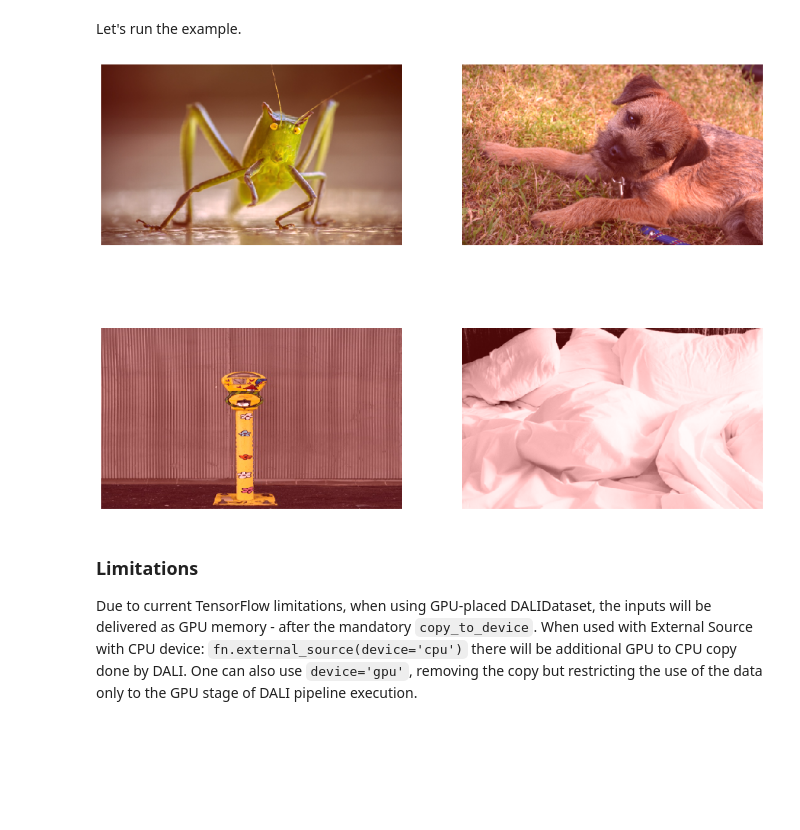
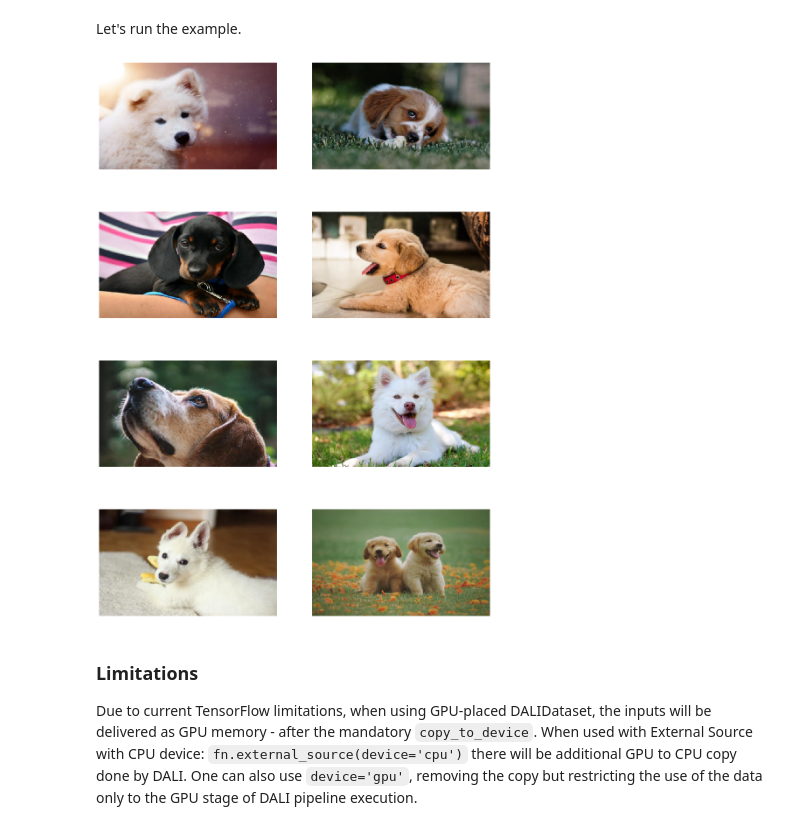
Before and after one commit to klecki/DALI, a Jupyter notebook: docs/examples/frameworks/tensorflow/tensorflow-dataset-inputs.ipynb, the cells around one changed output. Saved outputs shown, nothing was run; the diff lists cells and outputs as text; code cells hidden in the pictures; blank space fills up the shorter version.

```diff
--- a/docs/examples/frameworks/tensorflow/tensorflow-dataset-inputs.ipynb
+++ b/docs/examples/frameworks/tensorflow/tensorflow-dataset-inputs.ipynb
@@ -276,0 +275,20 @@ Additionaly, we set `batch=False` in the second External Source, as the generato
+# %%
+class ExternalInputCallable:
+    def __init__(self, batch_size):
+        self.images_dir = "../../data/images/"
+        self.batch_size = batch_size
+        with open(self.images_dir + "file_list.txt", 'r') as f:
+            file_label = [line.rstrip().split(' ') for line in f if line is not '']
+            self.files, self.labels = zip(*file_label)
+        self.full_iterations = len(self.files) // batch_size
+
+    def __call__(self, sample_info):
+        sample_idx = sample_info.idx_in_epoch
+        if sample_info.iteration >= self.full_iterations:
+            # Indicate end of the epoch
+            raise StopIteration()
+        jpeg_filename = self.files[sample_idx]
+        label = np.int32([self.labels[sample_idx]])
+        with open(self.images_dir + jpeg_filename, 'rb') as f:
+            encoded_img = np.frombuffer(f.read(), dtype=np.uint8)
+        return encoded_img
@@ -277,28 +297,18 @@ Additionaly, we set `batch=False` in the second External Source, as the generato
 # %%
 @pipeline_def(device_id=0, num_threads=4, batch_size=batch_size)
 def pipeline_with_source(device):
-    encoded = fn.external_source(name='input_from_tf_record')
-    # Now we don't need to name this node, we just pass the `source`
-    red = fn.external_source(source=get_red, batch=False)
-    if device == 'gpu':
-        red = red.gpu()
+    encoded, _ = fn.external_source(source=ExternalInputCallable(batch_size), batch=False, num_outputs=2)
     images = fn.decoders.image(encoded, device='mixed' if device == 'gpu' else 'cpu')
     resized = fn.resize(images, size=(300, 500))
-    saturated_red = dmath.min(resized + red, 255.0)
-    return fn.cast(saturated_red, dtype=types.UINT8)
+    return resized
 # %% [markdown]
 Now, we don't need to provide any additional details in `input_datasets` to handle the `fn.external_source(source=get_red)` - it will be done automatically.
 # %%
-inputs_spec_dict_gpu = {
-    'input_from_tf_record' : input_dataset_gpu,
-}
-
 pipe_source_gpu = pipeline_with_source('gpu')
 
 with tf.device('/gpu:0'):
     dali_dataset_source = dali_tf.experimental.DALIDatasetWithInputs(
         pipeline=pipe_source_gpu,
-        input_datasets=inputs_spec_dict_gpu,
         batch_size=batch_size,
         output_shapes=None,
         output_dtypes=tf.uint8,
@@ -306,9 +316,9 @@ with tf.device('/gpu:0'):
 # %% [markdown]
 Let's run the example.
 # %%
-display(run(dali_dataset_source))
+display(run(dali_dataset_source, 4))
 # %% [output]
-[figure, old version]
+[figure, new version]
 # %% [markdown]
 ### Limitations
 
```
Also changed, not shown: parts of 3 cells of this notebook.
